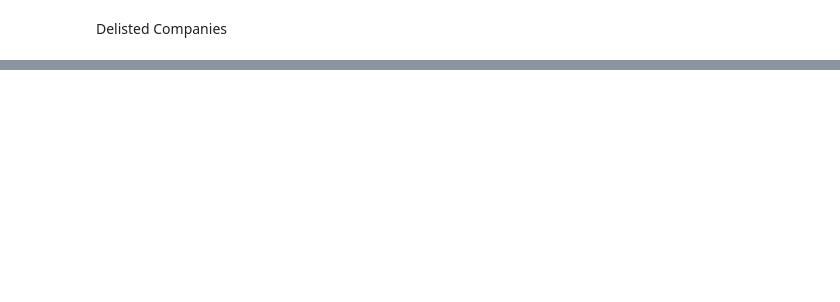
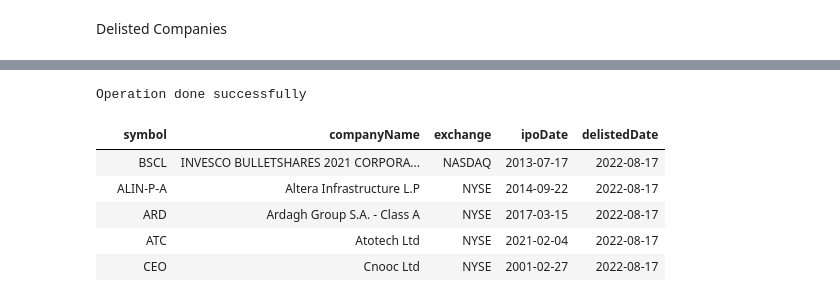
Before and after one commit to kenpurin/FMP_API, a Jupyter notebook: code_de_for_FMP.ipynb, the cells around one changed output, grey strips where cells are left out. Drawn from its saved outputs; the diff is of its cells as text; code cells hidden in the pictures; blank space fills up the shorter version.

```diff
--- a/code_de_for_FMP.ipynb
+++ b/code_de_for_FMP.ipynb
@@ -311,0 +313,18 @@ for row in c.fetchall():
+# %%
+conn2 = sqlite3.connect('/content/test_database2.db')
+
+with conn2:
+  cursor2 = conn2.execute("SELECT * FROM test")
+
+df=get_data(cursor2)
+conn2.close()
+print("Operation done successfully")
+df
+# %% [output]
+Operation done successfully
+|  | symbol | companyName | exchange | ipoDate | delistedDate |
+|  | BSCL | INVESCO BULLETSHARES 2021 CORPORA... | NASDAQ | 2013-07-17 | 2022-08-17 |
+|  | ALIN-P-A | Altera Infrastructure L.P | NYSE | 2014-09-22 | 2022-08-17 |
+|  | ARD | Ardagh Group S.A. - Class A | NYSE | 2017-03-15 | 2022-08-17 |
+|  | ATC | Atotech Ltd | NYSE | 2021-02-04 | 2022-08-17 |
+|  | CEO | Cnooc Ltd | NYSE | 2001-02-27 | 2022-08-17 |
```
Also changed, not shown: parts of 31 cells of this notebook.
